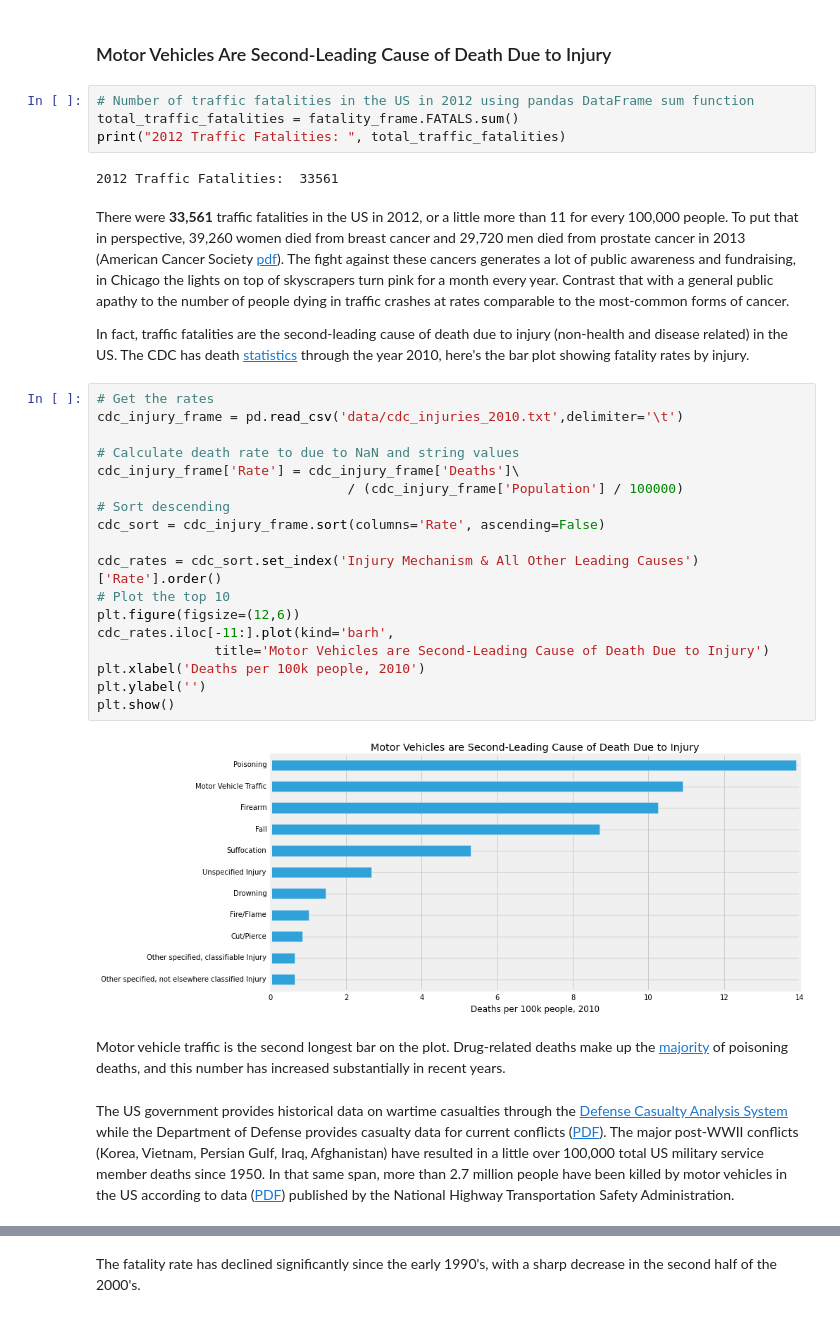
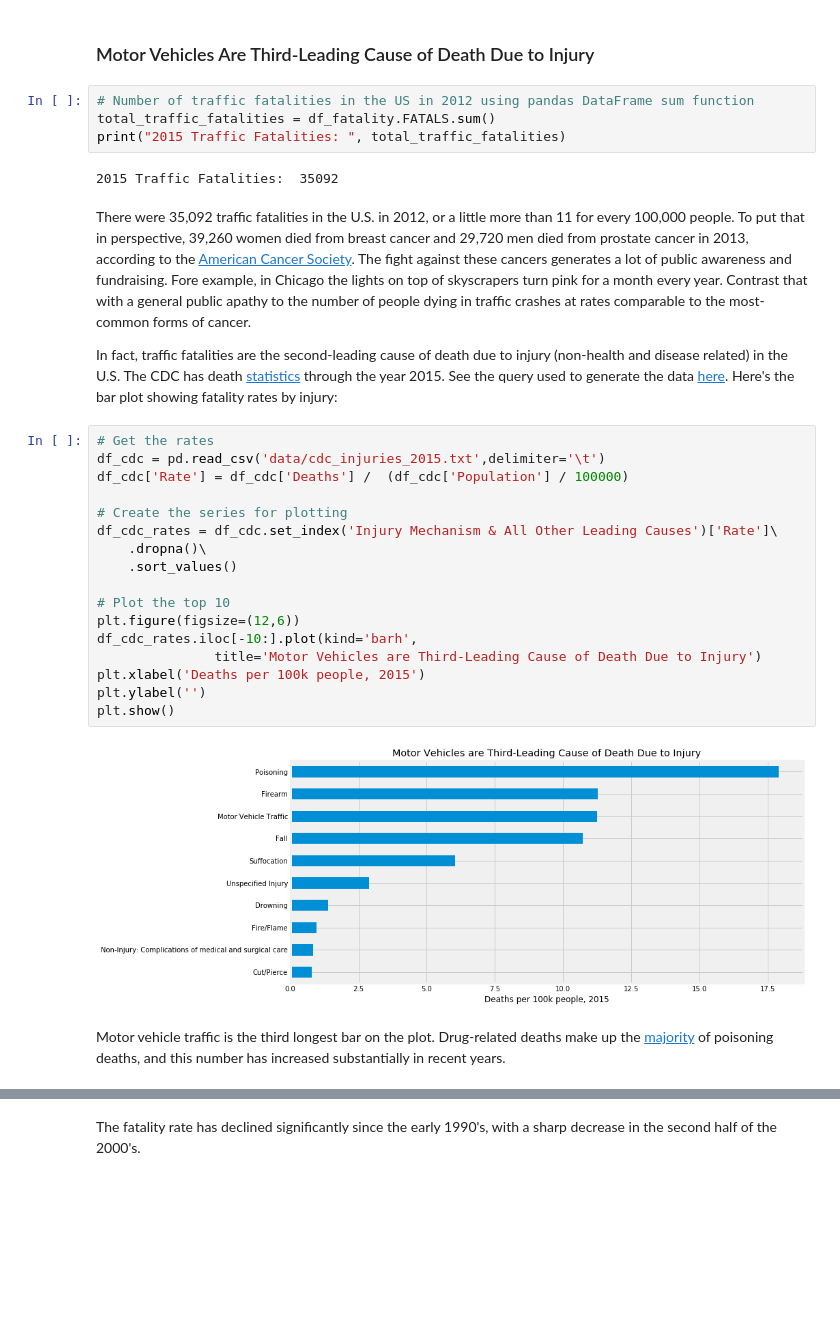
Before and after one commit to benvandyke/us-traffic-fatalities, a Jupyter notebook: Traffic-Fatalities-Analysis.ipynb, the cells around one changed output, grey strips where cells are left out. Drawn from its saved outputs; the diff is of its cells as text; blank space fills up the shorter version.

Commit message:
Update FARS post with 2016 data

```diff
--- a/Traffic-Fatalities-Analysis.ipynb
+++ b/Traffic-Fatalities-Analysis.ipynb
@@ -30,36 +34,33 @@ I adopted Nick's approach and used the [dbfpy](http://dbfpy.sourceforge.net/) li
 # %% [markdown]
-### Motor Vehicles Are Second-Leading Cause of Death Due to Injury
+### Motor Vehicles Are Third-Leading Cause of Death Due to Injury
 # %%
 # Number of traffic fatalities in the US in 2012 using pandas DataFrame sum function
-total_traffic_fatalities = fatality_frame.FATALS.sum()
-print("2012 Traffic Fatalities: ", total_traffic_fatalities)
+total_traffic_fatalities = df_fatality.FATALS.sum()
+print("2015 Traffic Fatalities: ", total_traffic_fatalities)
 # %% [output]
-2012 Traffic Fatalities:  33561
+2015 Traffic Fatalities:  35092
 # %% [markdown]
-There were **33,561** traffic fatalities in the US in 2012, or a little more than 11 for every 100,000 people. To put that in perspective, 39,260 women died from breast cancer and 29,720 men died from prostate cancer in 2013 (American Cancer Society [pdf](http://www.cancer.org/acs/groups/content/@epidemiologysurveilance/documents/document/acspc-037115.pdf)). The fight against these cancers generates a lot of public awareness and fundraising, in Chicago the lights on top of skyscrapers turn pink for a month every year. Contrast that with a general public apathy to the number of people dying in traffic crashes at rates comparable to the most-common forms of cancer.
+There were 35,092 traffic fatalities in the U.S. in 2012, or a little more than 11 for every 100,000 people. To put that in perspective, 39,260 women died from breast cancer and 29,720 men died from prostate cancer in 2013, according to the [American Cancer Society](http://www.cancer.org/acs/groups/content/@epidemiologysurveilance/documents/document/acspc-037115.pdf). The fight against these cancers generates a lot of public awareness and fundraising. Fore example, in Chicago the lights on top of skyscrapers turn pink for a month every year. Contrast that with a general public apathy to the number of people dying in traffic crashes at rates comparable to the most-common forms of cancer.
 
-In fact, traffic fatalities are the second-leading cause of death due to injury (non-health and disease related) in the US. The CDC has death [statistics](http://wonder.cdc.gov/) through the year 2010, here's the bar plot showing fatality rates by injury.
+In fact, traffic fatalities are the second-leading cause of death due to injury (non-health and disease related) in the U.S. The CDC has death [statistics](http://wonder.cdc.gov/) through the year 2015. See the query used to generate the data [here](https://gist.github.com/benvandyke/1f2ea505d6c5710cae76aaa18f526930). Here's the bar plot showing fatality rates by injury:
 # %%
 # Get the rates
-cdc_injury_frame = pd.read_csv('data/cdc_injuries_2010.txt',delimiter='\t')
+df_cdc = pd.read_csv('data/cdc_injuries_2015.txt',delimiter='\t')
+df_cdc['Rate'] = df_cdc['Deaths'] /  (df_cdc['Population'] / 100000)
 
-# Calculate death rate to due to NaN and string values
-cdc_injury_frame['Rate'] = cdc_injury_frame['Deaths']\
-                                / (cdc_injury_frame['Population'] / 100000)
-# Sort descending
-cdc_sort = cdc_injury_frame.sort(columns='Rate', ascending=False)
+# Create the series for plotting
+df_cdc_rates = df_cdc.set_index('Injury Mechanism & All Other Leading Causes')['Rate']\
+    .dropna()\
+    .sort_values()
 
-cdc_rates = cdc_sort.set_index('Injury Mechanism & All Other Leading Causes')['Rate'].order()
 # Plot the top 10
 plt.figure(figsize=(12,6))
-cdc_rates.iloc[-11:].plot(kind='barh',
-               title='Motor Vehicles are Second-Leading Cause of Death Due to Injury')
-plt.xlabel('Deaths per 100k people, 2010')
+df_cdc_rates.iloc[-10:].plot(kind='barh',
+               title='Motor Vehicles are Third-Leading Cause of Death Due to Injury')
+plt.xlabel('Deaths per 100k people, 2015')
 plt.ylabel('')
 plt.show()
 # %% [output]
-[figure, old version]
+[figure, new version]
 # %% [markdown]
-Motor vehicle traffic is the second longest bar on the plot. Drug-related deaths make up the [majority](http://www.cdc.gov/mmwr/preview/mmwrhtml/mm6212a7.htm) of poisoning deaths, and this number has increased substantially in recent years.
+Motor vehicle traffic is the third longest bar on the plot. Drug-related deaths make up the [majority](http://www.cdc.gov/mmwr/preview/mmwrhtml/mm6212a7.htm) of poisoning deaths, and this number has increased substantially in recent years.
-# %% [markdown]
-The US government provides historical data on wartime casualties through the [Defense Casualty Analysis System](https://www.dmdc.osd.mil/dcas/pages/casualties.xhtml) while the Department of Defense provides casualty data for current conflicts ([PDF](http://www.defense.gov/casualty.pdf)). The major post-WWII conflicts (Korea, Vietnam, Persian Gulf, Iraq, Afghanistan) have resulted in a little over 100,000 total US military service member deaths since 1950. In that same span, more than 2.7 million people have been killed by motor vehicles in the US according to data ([PDF](http://www-nrd.nhtsa.dot.gov/Pubs/811346.pdf)) published by the National Highway Transportation Safety Administration.
```
Also changed, not shown: parts of 21 cells of this notebook, 3 other files.
